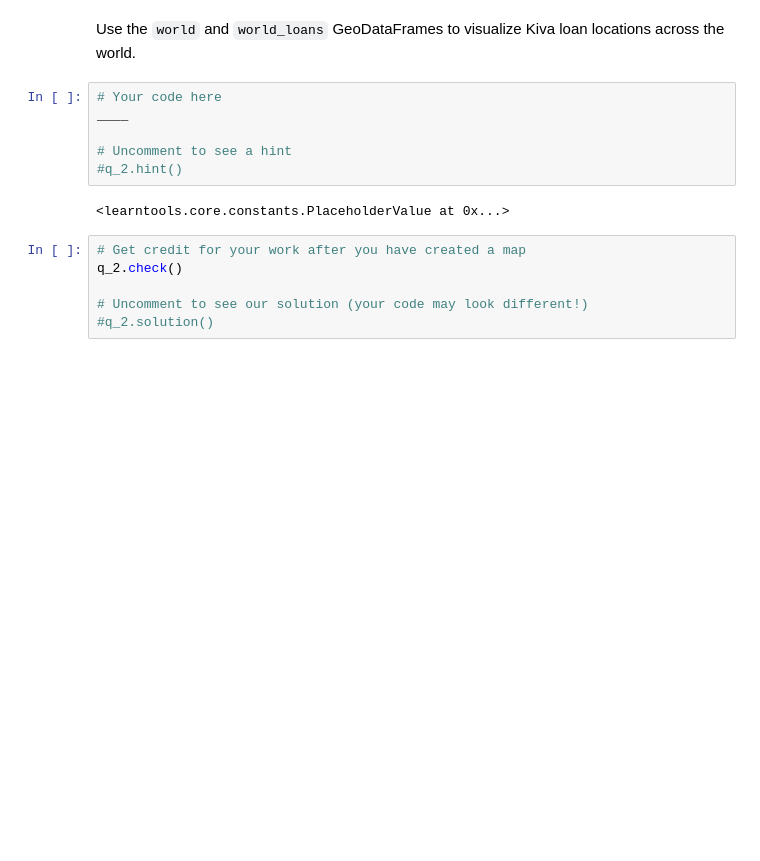
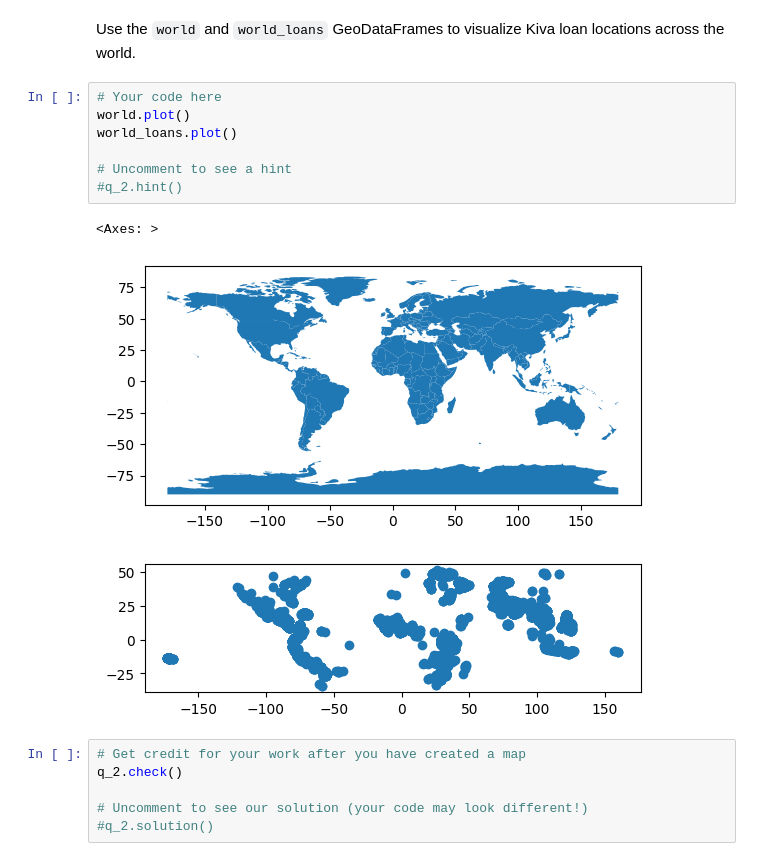
Before and after one commit to dangtrantrung/-Geospatial-Analysis-course, a Jupyter notebook: exercise-your-first-map.ipynb, the cells around one changed output. Cells and saved outputs as stored; diff of their text form; blank space fills up the shorter version.

```diff
--- a/exercise-your-first-map.ipynb
+++ b/exercise-your-first-map.ipynb
@@ -70,12 +70,15 @@ world.head()
 Use the `world` and `world_loans` GeoDataFrames to visualize Kiva loan locations across the world.
 # %%
 # Your code here
-____
+world.plot()
+world_loans.plot()
 
 # Uncomment to see a hint
 #q_2.hint()
 # %% [output]
-<learntools.core.constants.PlaceholderValue at 0x...>
+<Axes: >
+[figure, added]
+[figure, added]
 # %%
 # Get credit for your work after you have created a map
 q_2.check()
```
